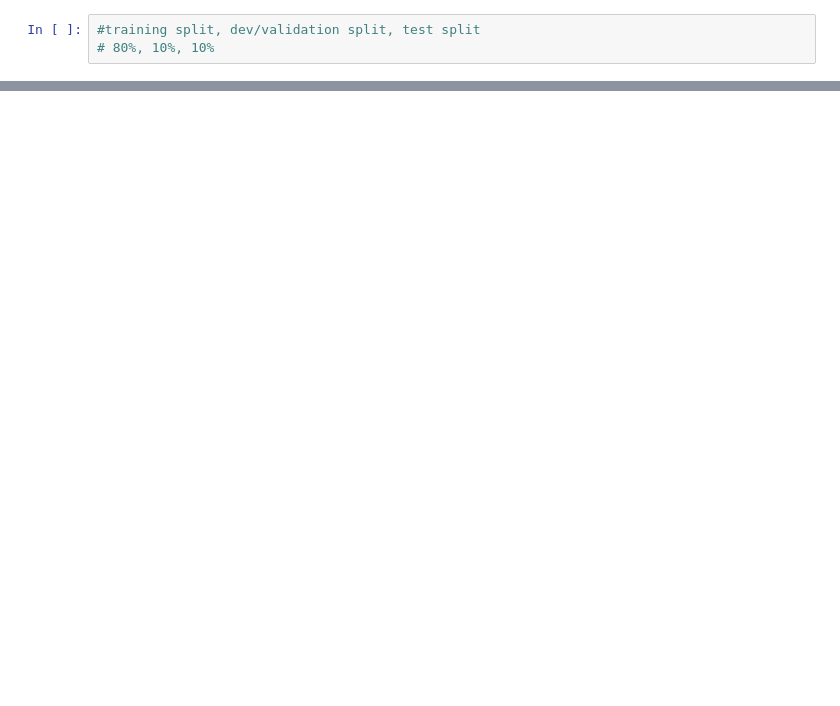
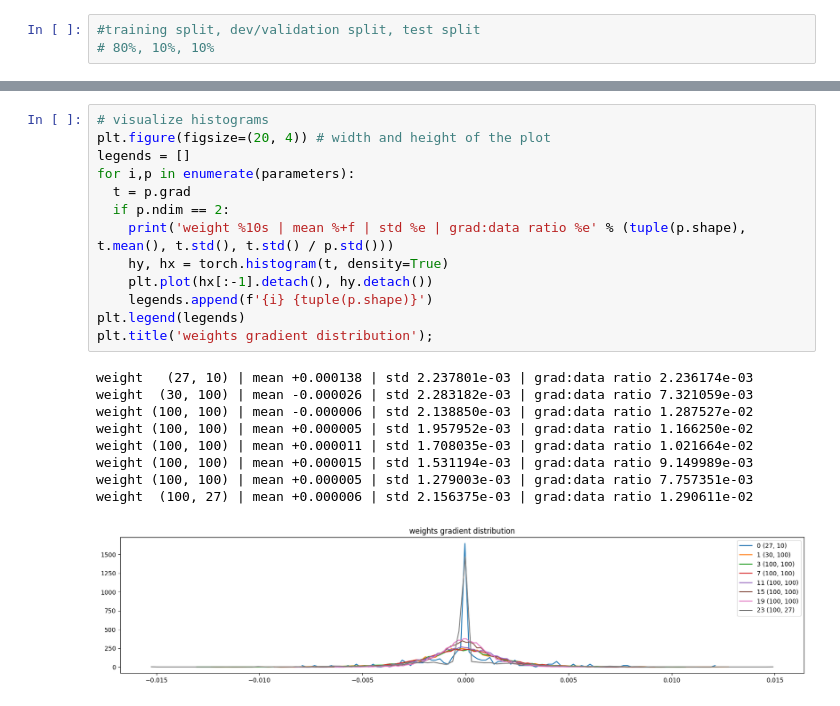
Before and after one commit to rajanbhusal/Makemore, a Jupyter notebook: building_makemore.ipynb, the cells around one changed output, grey strips where cells are left out. Saved outputs shown, nothing was run; the diff lists cells and outputs as text; blank space fills up the shorter version.

```diff
--- a/building_makemore.ipynb
+++ b/building_makemore.ipynb
@@ -591,0 +757,23 @@ plt.plot(lossi)
+# %%
+# visualize histograms
+plt.figure(figsize=(20, 4)) # width and height of the plot
+legends = []
+for i,p in enumerate(parameters):
+  t = p.grad
+  if p.ndim == 2:
+    print('weight %10s | mean %+f | std %e | grad:data ratio %e' % (tuple(p.shape), t.mean(), t.std(), t.std() / p.std()))
+    hy, hx = torch.histogram(t, density=True)
+    plt.plot(hx[:-1].detach(), hy.detach())
+    legends.append(f'{i} {tuple(p.shape)}')
+plt.legend(legends)
+plt.title('weights gradient distribution');
+# %% [output]
+weight   (27, 10) | mean +0.000138 | std 2.237801e-03 | grad:data ratio 2.236174e-03
+weight  (30, 100) | mean -0.000026 | std 2.283182e-03 | grad:data ratio 7.321059e-03
+weight (100, 100) | mean -0.000006 | std 2.138850e-03 | grad:data ratio 1.287527e-02
+weight (100, 100) | mean +0.000005 | std 1.957952e-03 | grad:data ratio 1.166250e-02
+weight (100, 100) | mean +0.000011 | std 1.708035e-03 | grad:data ratio 1.021664e-02
+weight (100, 100) | mean +0.000015 | std 1.531194e-03 | grad:data ratio 9.149989e-03
+weight (100, 100) | mean +0.000005 | std 1.279003e-03 | grad:data ratio 7.757351e-03
+weight  (100, 27) | mean +0.000006 | std 2.156375e-03 | grad:data ratio 1.290611e-02
+[figure, added]
```
Also changed, not shown: parts of 13 cells of this notebook.
